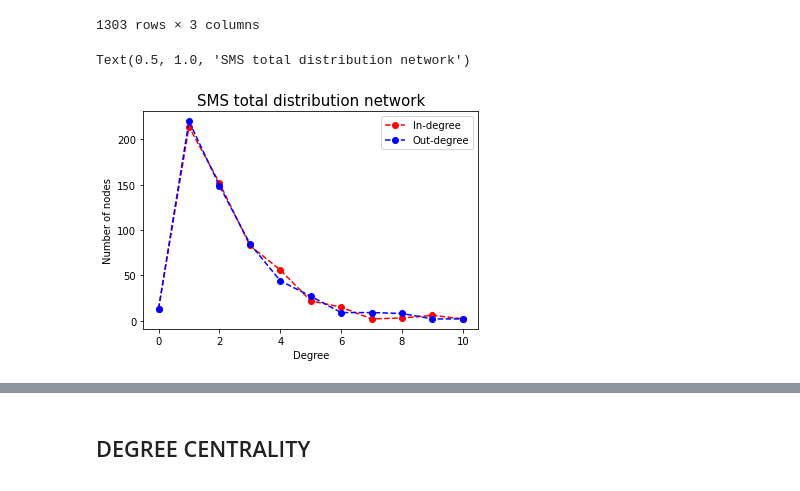
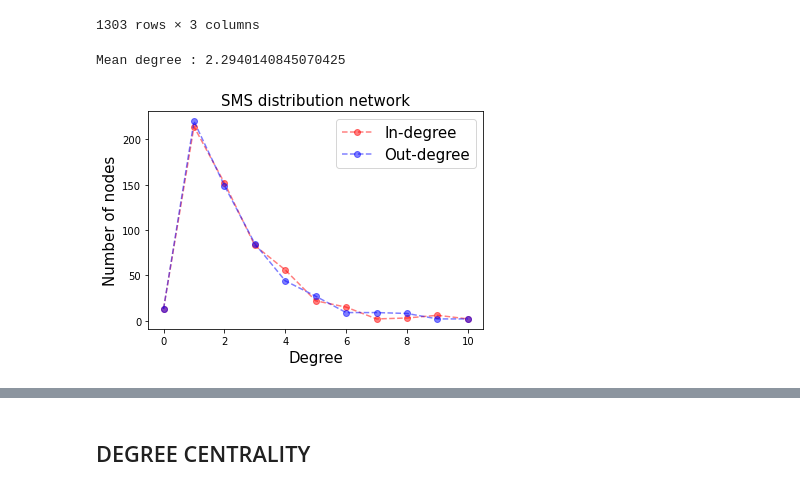
Before and after one commit to dariobaron/copenhagen_project, a Jupyter notebook: Michele_a_Copenhagen.ipynb, the cells around one changed output, grey strips where cells are left out. Cells and saved outputs as stored; diff of their text form; code cells hidden in the pictures.

```diff
--- a/Michele_a_Copenhagen.ipynb
+++ b/Michele_a_Copenhagen.ipynb
@@ -112,28 +113,30 @@ sms_total
 # %%
 G_sms = nx.from_pandas_edgelist(sms_total,
                 source='sender',target='recipient',edge_attr='weight', create_using=nx.DiGraph())
 
 nnodes = G_sms.number_of_nodes()
 degrees_in = [d for n, d in G_sms.in_degree()]
 degrees_out = [d for n, d in G_sms.out_degree()]
-avrg_degree_in = sum(degrees_in) / float(nnodes)
-avrg_degree_out = sum(degrees_out) / float(nnodes)
+avrg_degree_in = np.mean(degrees_in)
+avrg_degree_out = np.mean(degrees_out)
 
 in_values = sorted(set(degrees_in))
 in_hist = [degrees_in.count(x) for x in in_values]
 out_values = sorted(set(degrees_out))
 out_hist = [degrees_out.count(x) for x in out_values]
 
 
 #plt.plot(in_values,sum(in_hist)-np.cumsum(in_hist),'ro--') # in-degree
 #plt.plot(out_values,sum(out_hist)-np.cumsum(out_hist),'bo--') # out-degree
 
-plt.plot(in_values,in_hist,'ro--') # in-degree
-plt.plot(out_values,out_hist,'bo--') # out-degree
-plt.legend(['In-degree','Out-degree'])
-plt.xlabel('Degree')
-plt.ylabel('Number of nodes')
-plt.title('SMS total distribution network', fontsize=15)
+plt.plot(in_values,in_hist,'ro--',alpha=0.5) # in-degree
+plt.plot(out_values,out_hist,'bo--',alpha=0.5) # out-degree
+plt.legend(['In-degree','Out-degree'],fontsize=15)
+plt.xlabel('Degree',fontsize=15)
+plt.ylabel('Number of nodes',fontsize=15)
+plt.title('SMS distribution network', fontsize=15)
+
+print('Mean degree :',avrg_degree_in)
 # %% [output]
-Text(0.5, 1.0, 'SMS total distribution network')
+Mean degree : 2.2940140845070425
-[figure, old version]
+[figure, new version]
```
Also changed, not shown: parts of 30 cells of this notebook.
